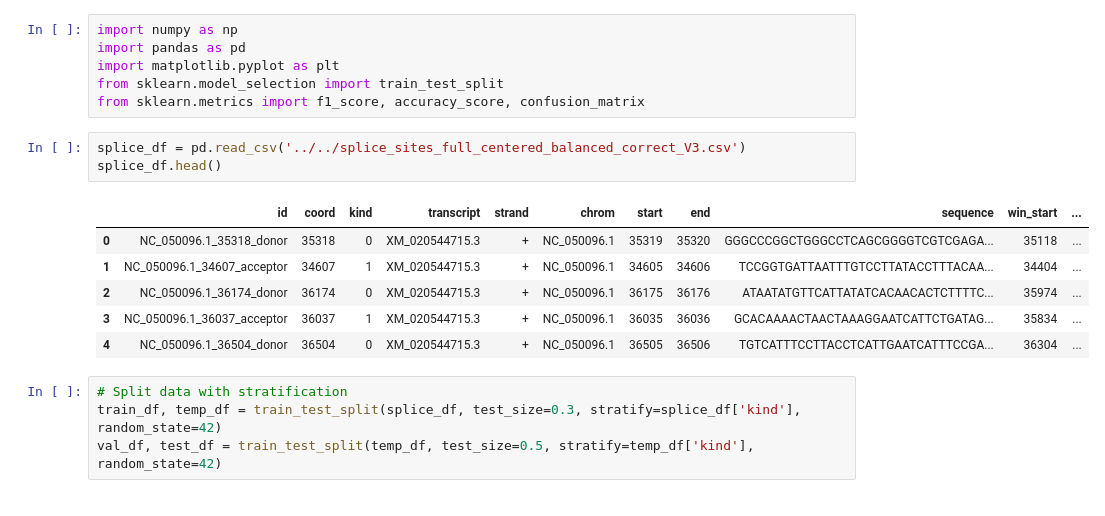
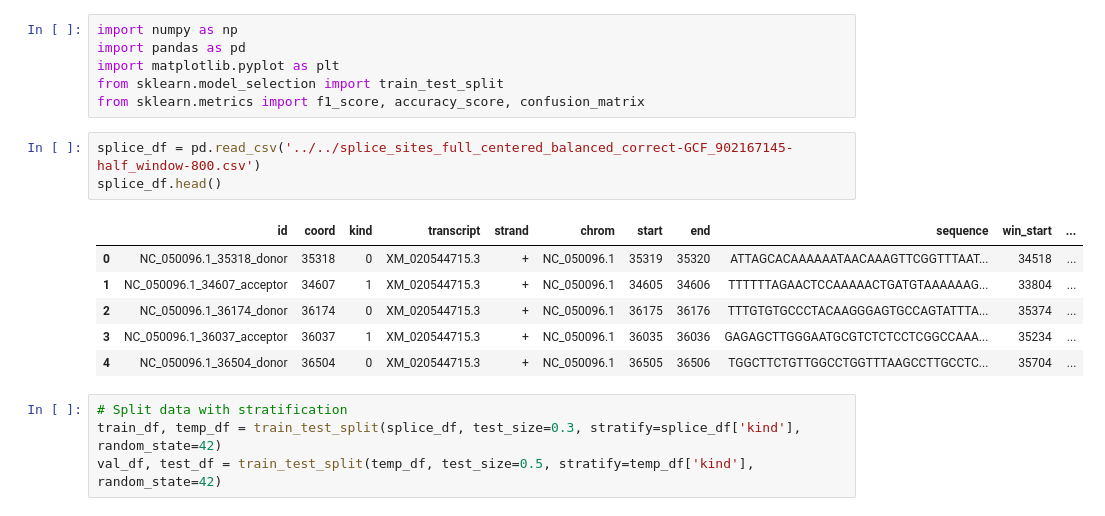
Before and after one commit to KishC/cs182_genomics_group_project, a Jupyter notebook: code/cs182_project_mamba_only_modeling_working.ipynb, the cells around one changed output. Cells and saved outputs as stored; diff of their text form.

```diff
--- a/code/cs182_project_mamba_only_modeling_working.ipynb
+++ b/code/cs182_project_mamba_only_modeling_working.ipynb
@@ -9,15 +9,15 @@ import matplotlib.pyplot as plt
 from sklearn.model_selection import train_test_split
 from sklearn.metrics import f1_score, accuracy_score, confusion_matrix
 # %%
-splice_df = pd.read_csv('../../splice_sites_full_centered_balanced_correct_V3.csv')
+splice_df = pd.read_csv('../../splice_sites_full_centered_balanced_correct-GCF_902167145-half_window-800.csv')
 splice_df.head()
 # %% [output]
 |  | id | coord | kind | transcript | strand | chrom | start | end | sequence | win_start | ... |
-| 0 | NC_050096.1_35318_donor | 35318 | 0 | XM_020544715.3 | + | NC_050096.1 | 35319 | 35320 | GGGCCCGGCTGGGCCTCAGCGGGGTCGTCGAGA... | 35118 | ... |
-| 1 | NC_050096.1_34607_acceptor | 34607 | 1 | XM_020544715.3 | + | NC_050096.1 | 34605 | 34606 | TCCGGTGATTAATTTGTCCTTATACCTTTACAA... | 34404 | ... |
-| 2 | NC_050096.1_36174_donor | 36174 | 0 | XM_020544715.3 | + | NC_050096.1 | 36175 | 36176 | ATAATATGTTCATTATATCACAACACTCTTTTC... | 35974 | ... |
-| 3 | NC_050096.1_36037_acceptor | 36037 | 1 | XM_020544715.3 | + | NC_050096.1 | 36035 | 36036 | GCACAAAACTAACTAAAGGAATCATTCTGATAG... | 35834 | ... |
-| 4 | NC_050096.1_36504_donor | 36504 | 0 | XM_020544715.3 | + | NC_050096.1 | 36505 | 36506 | TGTCATTTCCTTACCTCATTGAATCATTTCCGA... | 36304 | ... |
+| 0 | NC_050096.1_35318_donor | 35318 | 0 | XM_020544715.3 | + | NC_050096.1 | 35319 | 35320 | ATTAGCACAAAAAATAACAAAGTTCGGTTTAAT... | 34518 | ... |
+| 1 | NC_050096.1_34607_acceptor | 34607 | 1 | XM_020544715.3 | + | NC_050096.1 | 34605 | 34606 | TTTTTTAGAACTCCAAAAACTGATGTAAAAAAG... | 33804 | ... |
+| 2 | NC_050096.1_36174_donor | 36174 | 0 | XM_020544715.3 | + | NC_050096.1 | 36175 | 36176 | TTTGTGTGCCCTACAAGGGAGTGCCAGTATTTA... | 35374 | ... |
+| 3 | NC_050096.1_36037_acceptor | 36037 | 1 | XM_020544715.3 | + | NC_050096.1 | 36035 | 36036 | GAGAGCTTGGGAATGCGTCTCTCCTCGGCCAAA... | 35234 | ... |
+| 4 | NC_050096.1_36504_donor | 36504 | 0 | XM_020544715.3 | + | NC_050096.1 | 36505 | 36506 | TGGCTTCTGTTGGCCTGGTTTAAGCCTTGCCTC... | 35704 | ... |
 # %%
 # Split data with stratification
 train_df, temp_df = train_test_split(splice_df, test_size=0.3, stratify=splice_df['kind'], random_state=42)
```
Also changed, not shown: parts of 8 cells of this notebook.
